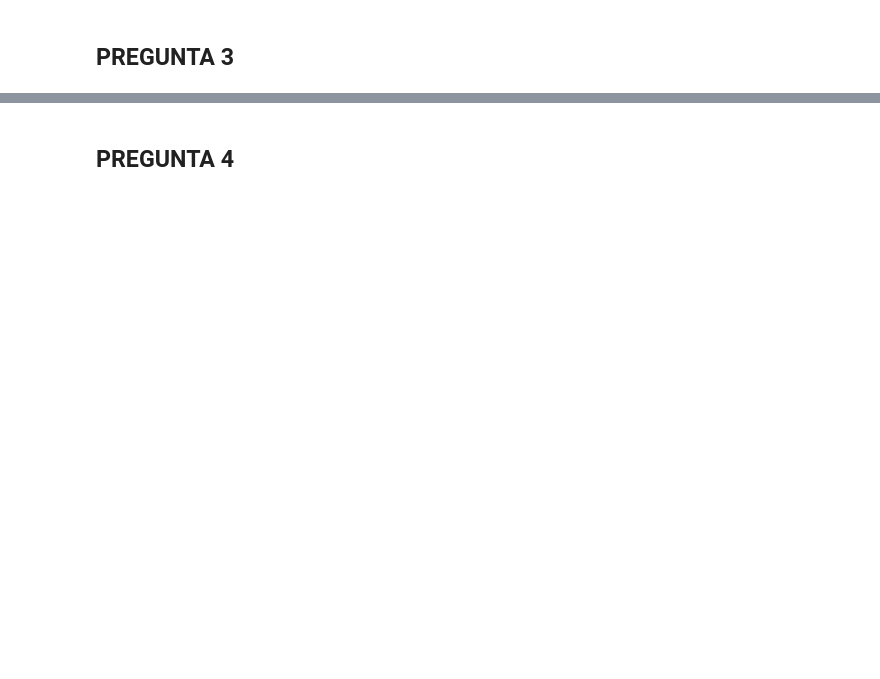
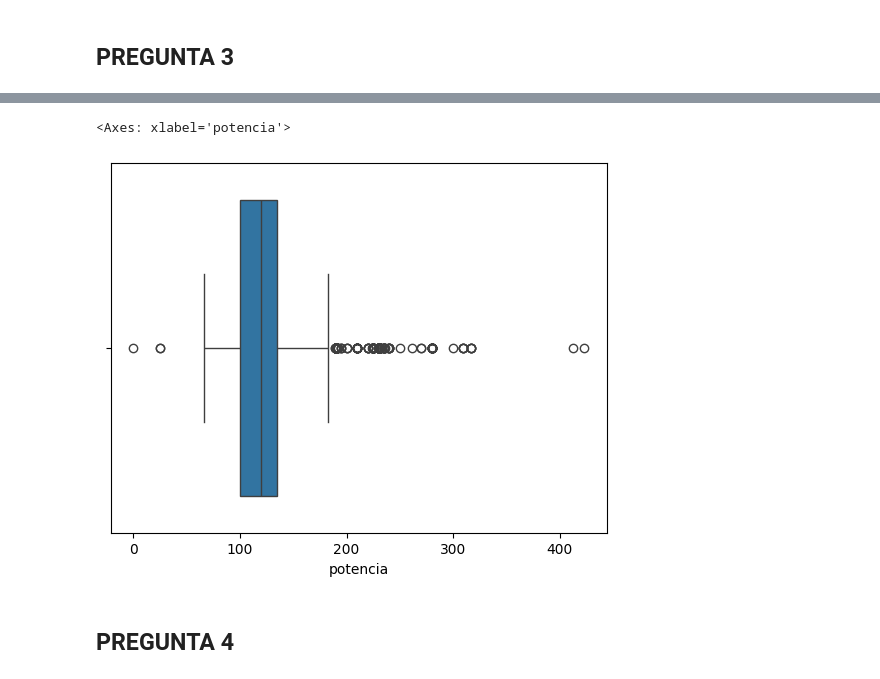
Before and after one commit to Enrique737/TFM_06, a Jupyter notebook: Entregable_T1_Data_Engineering/bmw.ipynb, the cells around one changed output, grey strips where cells are left out. Drawn from its saved outputs; the diff is of its cells as text; code cells hidden in the pictures; blank space fills up the shorter version.

```diff
--- a/Entregable_T1_Data_Engineering/bmw.ipynb
+++ b/Entregable_T1_Data_Engineering/bmw.ipynb
@@ -276,3 +444,8 @@ df_inicial_test[numeric].head()
+# %%
+sns.boxplot(x=df_inicial_test["potencia"])
+# %% [output]
+<Axes: xlabel='potencia'>
+[figure, added]
 # %% [markdown]
 ## PREGUNTA 4
 # %%
```
Also changed, not shown: parts of 17 cells of this notebook.
